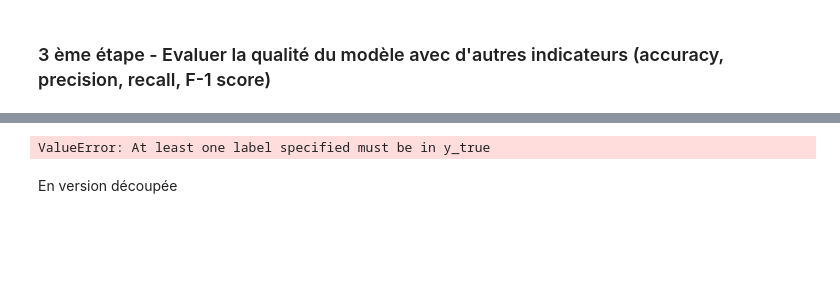
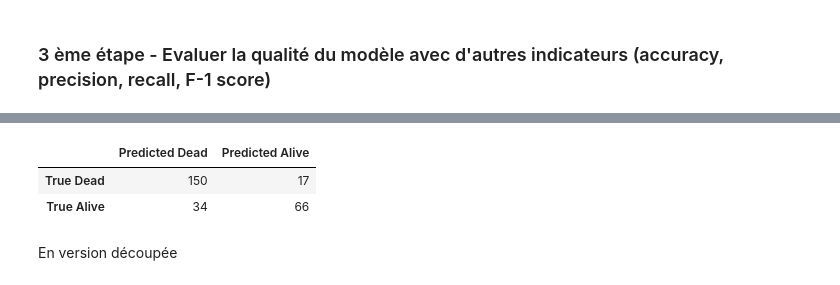
Before and after one commit to Loubert37/ML-supervized, a Jupyter notebook: KNN.ipynb, the cells around one changed output, grey strips where cells are left out. Saved outputs shown, nothing was run; the diff lists cells and outputs as text; code cells hidden in the pictures; blank space fills up the shorter version.

```diff
--- a/KNN.ipynb
+++ b/KNN.ipynb
@@ -220,16 +246,18 @@ array([[109,  17],
 # %%
-sortedLabel=['Dead', 'Survived']
-pds.DataFrame(
-    metrics.confusion_matrix(y_true=y_test, y_pred=y_predict, labels=sortedLabel),
-    columns=['Predicted ' + className for className in sortedLabel],
-    index=['True ' + className for className in sortedLabel]
-)
+# Remplacer les indices par les étiquettes dans la matrice de confusion
 label_dict = {0: 'Dead', 1: 'Survived'}
 
-# Remplacer les indices par les étiquettes dans la matrice de confusion
-conf_matrix_labelled = [[label_dict[i] for i in row] for row in conf_matrix]
+
+sortedLabel=['Dead','Survived']
+pds.DataFrame(
+    metrics.confusion_matrix(y_true = y_test, y_pred=y_predict, labels=None),
+    columns=['Predicted Dead','Predicted Alive'],
+    index=['True Dead', 'True Alive']
+)
 # %% [output]
-ValueError: At least one label specified must be in y_true
+|  | Predicted Dead | Predicted Alive |
+| True Dead | 150 | 17 |
+| True Alive | 34 | 66 |
 # %% [markdown]
 En version découpée
 # %%
```
Also changed, not shown: parts of 17 cells of this notebook.
